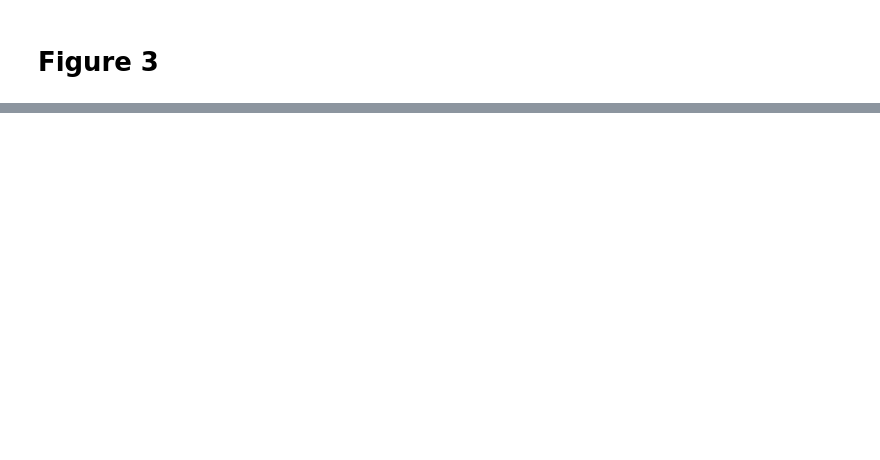
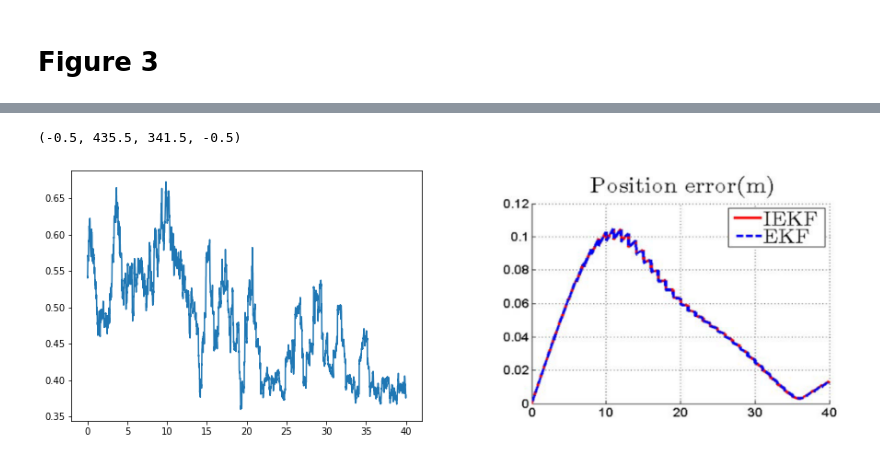
Before and after one commit to wsribunma/SE2_FlowPipes, a Jupyter notebook: IEKF.ipynb, the cells around one changed output, grey strips where cells are left out. Drawn from its saved outputs; the diff is of its cells as text; code cells hidden in the pictures; blank space fills up the shorter version.

```diff
--- a/IEKF.ipynb
+++ b/IEKF.ipynb
@@ -276,0 +325,24 @@ ita
+# %%
+error = []
+for i in range(step):
+    error_x = ita[i][0][2]
+    error_y = ita[i][1][2]
+    error.append(sqrt(error_x**2+error_y**2))
+# %%
+err = []
+for j in range(len(error) - windowsize +1):
+    err_avg = sum(error[j:j+windowsize])/windowsize
+    err.append(err_avg)
+# %%
+figure(figsize=(15,5))
+subplot(121)
+plot(t_x ,err)
+subplot(122)
+imshow(imread('./images/fig6.png'))
+gca().get_xaxis().set_visible(False)
+gca().get_yaxis().set_visible(False)
+axis('off')
+axis('tight')
+# %% [output]
+(-0.5, 435.5, 341.5, -0.5)
+[figure, added]
```
Also changed, not shown: parts of 23 cells of this notebook, 3 other files.
